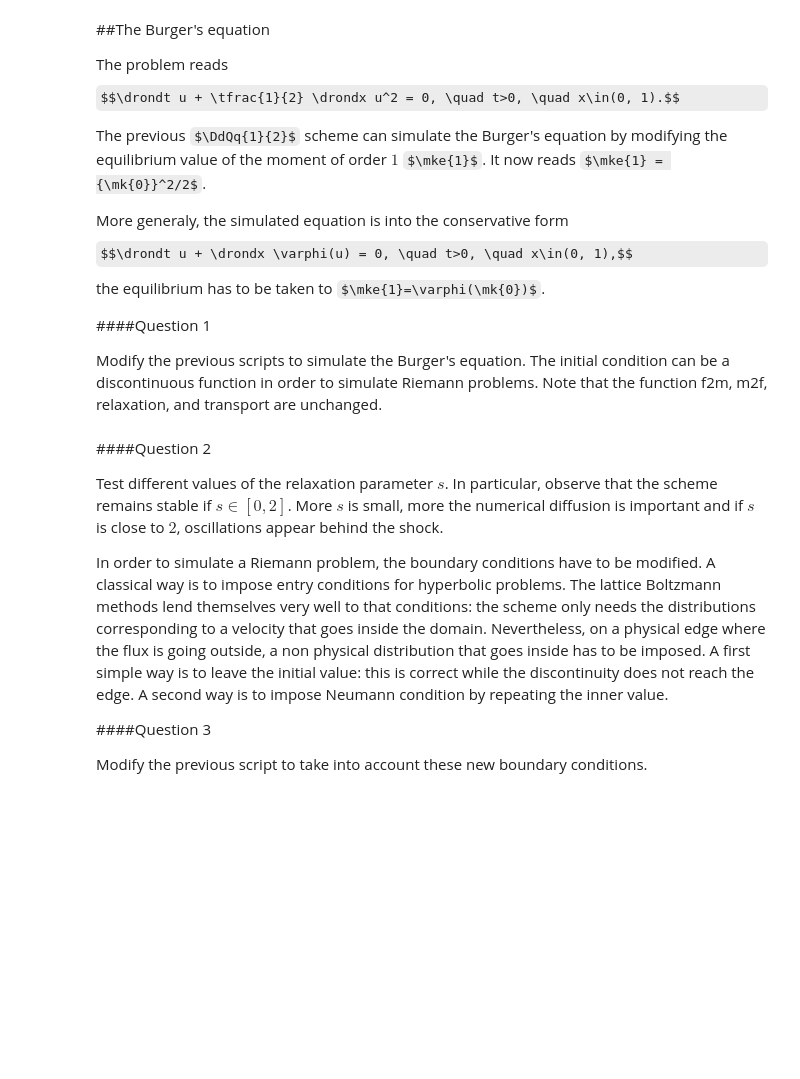
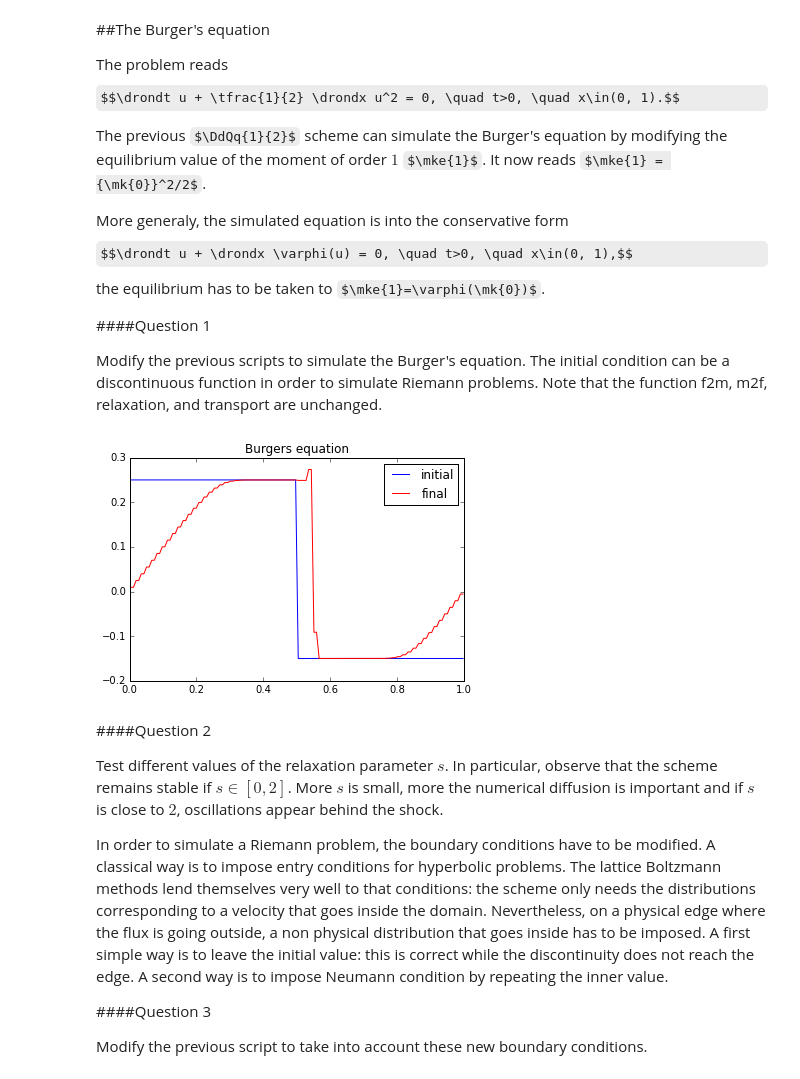
Before and after one commit to gouarin/pylbm_notebook, a Jupyter notebook: 01_first_LBM_for_transport.ipynb, the cells around one changed output. Drawn from its saved outputs; the diff is of its cells as text; code cells hidden in the pictures; some formulas as TeX source; blank space fills up the shorter version.

```diff
--- a/01_first_LBM_for_transport.ipynb
+++ b/01_first_LBM_for_transport.ipynb
@@ -151,3 +166,73 @@ s = 1.8 # relaxation parameter
+# %%
+%matplotlib inline
+import numpy as np
+import matplotlib.pyplot as plt
+
+def mesh(N):
+    xmin, xmax = 0., 1.
+    dx = 1./N
+    x = np.linspace(xmin-.5*dx, xmax+.5*dx, N+2)
+    return x
+
+def equilibrium(m0):
+    return .5*m0**2
+
+def initialize(mesh, la):
+    ug, ud = 0.25, -0.15
+    xmin, xmax = .5*np.sum(mesh[:2]), .5*np.sum(mesh[-2:])
+    xc = xmin + .5*(xmax-xmin)
+    m0 = ug*(mesh<xc) + ud*(mesh>xc) + .5*(ug+ud)*(mesh==xc)
+    m1 = equilibrium(m0)
+    f0 = np.empty(m0.shape)
+    f1 = np.empty(m0.shape)
+    return f0, f1, m0, m1
+
+def f2m(f0, f1, m0, m1, la):
+    m0[:] = f0 + f1
+    m1[:] = la * (f1-f0)
+
+def m2f(f0, f1, m0, m1, la):
+    f0[:] = .5 * (m0 - m1/la)
+    f1[:] = .5 * (m0 + m1/la)
+
+def relaxation(m0, m1, s):
+    m1[:] *= (1-s)
+    m1[:] += s*equilibrium(m0)
+
+def transport(f0, f1):
+    #periodical boundary conditions
+    f0[-1] = f0[1]
+    f1[0] = f1[-2]
+    # transport
+    f0[1:-1] = f0[2:]
+    f1[1:-1] = f1[:-2]
+
+# parameters
+Tf = 1. # final time
+N = 128 # number of points in space
+la = 1. # scheme velocity
+s = 1.8 # relaxation parameter
+# initialization
+x = mesh(N)     # mesh
+dx = x[1]-x[0]  # space step
+dt = dx/la      # time step
+f0, f1, m0, m1 = initialize(x, la)
+plt.figure(1)
+plt.plot(x[1:-1], m0[1:-1], 'b', label='initial')
+# time loops
+t = 0.
+while (t<Tf):
+    t += dt
+    relaxation(m0, m1, s)
+    m2f(f0, f1, m0, m1, la)
+    transport(f0, f1)
+    f2m(f0, f1, m0, m1, la)
+plt.plot(x[1:-1], m0[1:-1], 'r', label='final')
+plt.title('Burgers equation')
+plt.legend(loc='best')
+plt.show()
+# %% [output]
+[figure, added]
 # %% [markdown]
 ####Question 2
 
```
Also changed, not shown: parts of 6 cells of this notebook, 1 other file.
